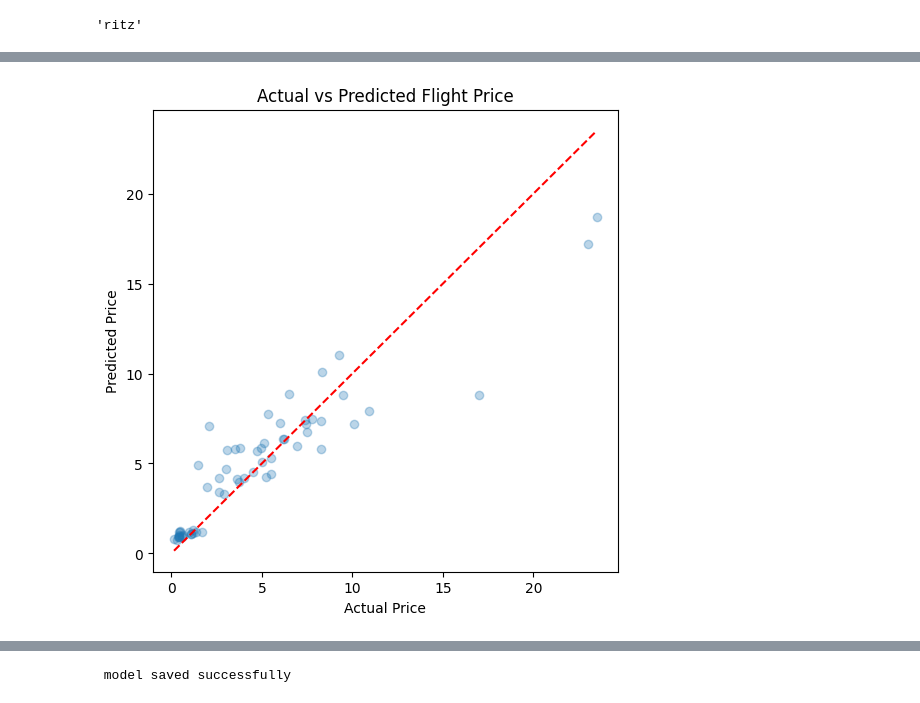
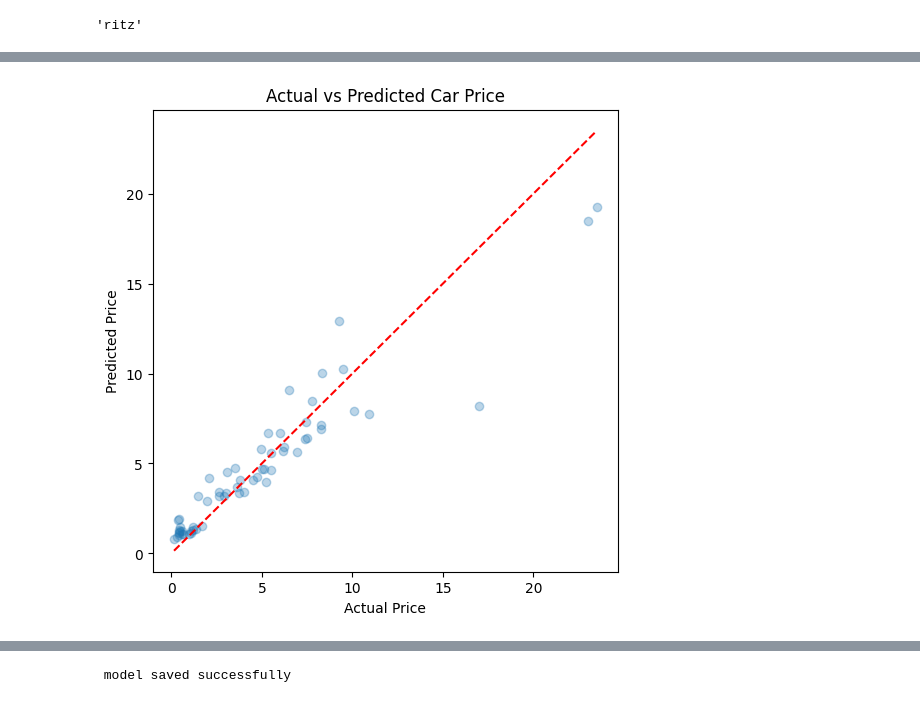
Before and after one commit to m4hbuhs/Car-priceprediction-system, a Jupyter notebook: main.ipynb, the cells around one changed output, grey strips where cells are left out. Cells and saved outputs as stored; diff of their text form; code cells hidden in the pictures.

```diff
--- a/main.ipynb
+++ b/main.ipynb
@@ -87,6 +78,7 @@ categorical_features = [
 ]
 
 numerical_features = [
+    "Year",
     "Kms_Driven",
     "Owner"
 ]
@@ -187,12 +164,12 @@ import seaborn as sns
 # %%
 plt.figure(figsize=(6,6))
 plt.scatter(y_test, y_pred, alpha=0.3)
 plt.plot([y_test.min(), y_test.max()],
          [y_test.min(), y_test.max()],
          "r--")
 plt.xlabel("Actual Price")
 plt.ylabel("Predicted Price")
-plt.title("Actual vs Predicted Flight Price")
+plt.title("Actual vs Predicted Car Price")
 plt.show()
 # %% [output]
-[figure, old version]
+[figure, new version]
```
Also changed, not shown: parts of 13 cells of this notebook, 1 other file.
